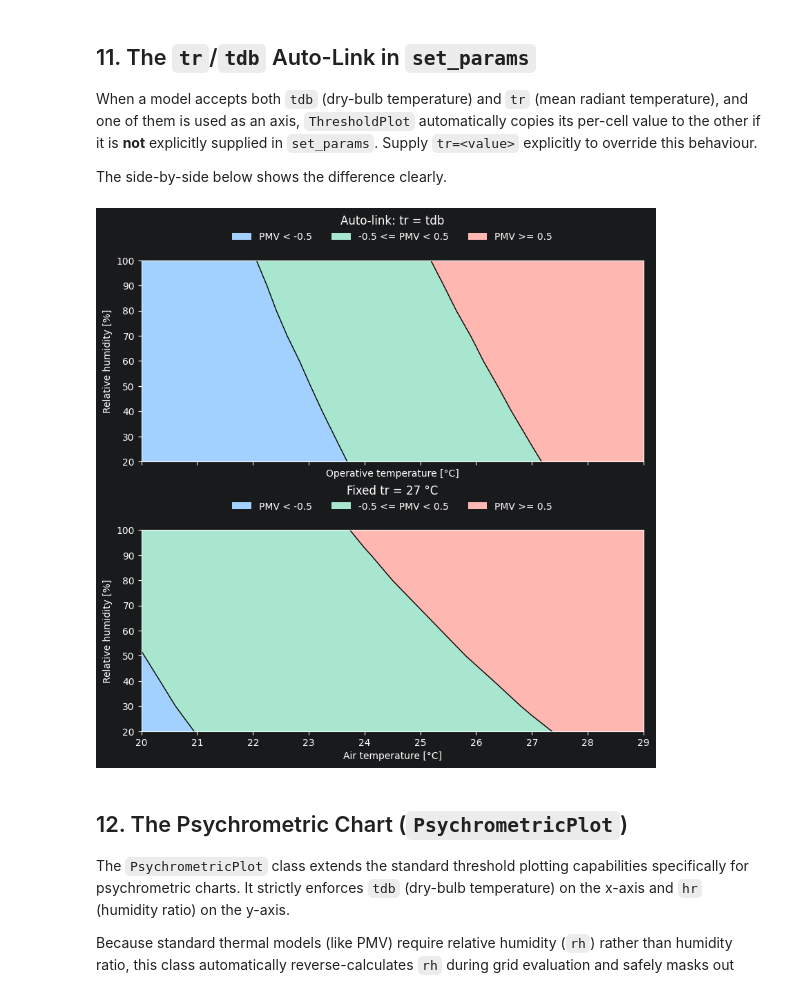
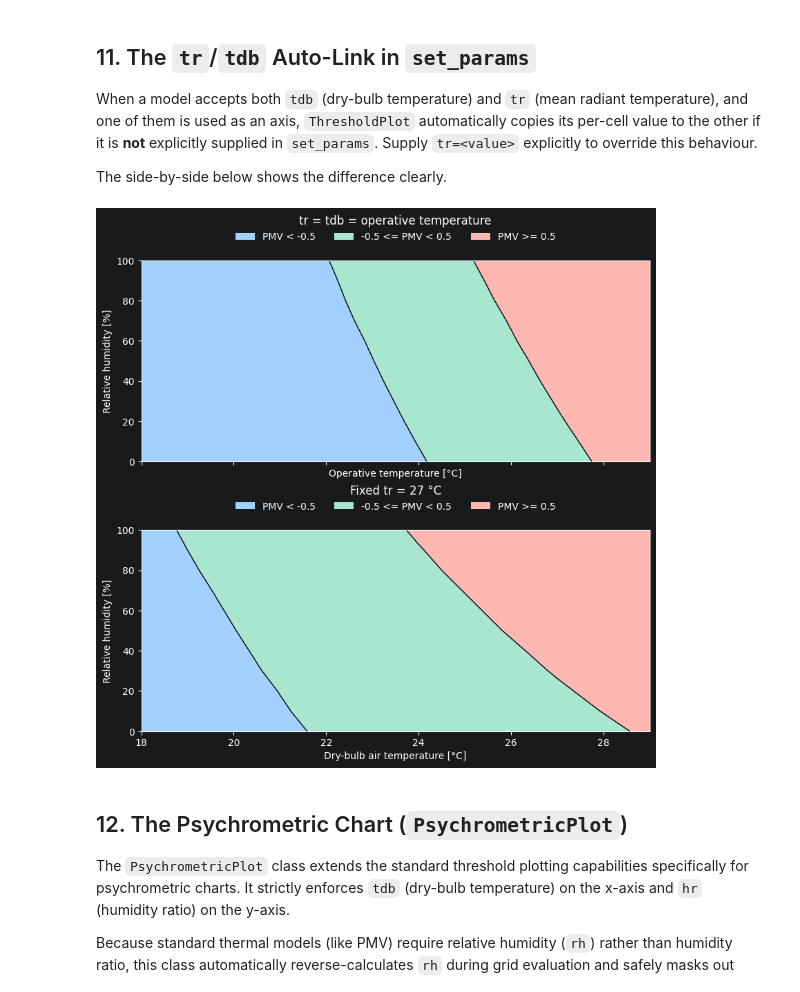
Before and after one commit to HuiHuangWYU/pythermalcomfort, a Jupyter notebook: docs/documentation/plots/matplotlib/threshold_plot.ipynb, the cells around one changed output. Drawn from its saved outputs; the diff is of its cells as text; code cells hidden in the pictures.

```diff
--- a/docs/documentation/plots/matplotlib/threshold_plot.ipynb
+++ b/docs/documentation/plots/matplotlib/threshold_plot.ipynb
@@ -261,31 +259,33 @@ The side-by-side below shows the difference clearly.
 # %%
 fig, (ax0, ax1) = plt.subplots(
     2, 1, figsize=(8, 8), constrained_layout=True, sharex=True
 )
 
 # Left: tr omitted — auto-links to tdb (tr = tdb for every grid cell)
 (
-    ThresholdPlot(pmv_ppd_iso)
-    .set_x_axis("tdb", 20.0, 29.0, resolution=1)
-    .set_y_axis("rh", 20.0, 100.0, resolution=10)
+    ThresholdPlot(pmv_ppd_ashrae)
+    .set_x_axis("tdb", 18, 29, resolution=1)
+    .set_y_axis("rh", 0.0, 100.0, resolution=10)
     .set_params(vr=0.10, met=1.2, clo=0.5, wme=0.0)  # tr omitted → auto tr = tdb
     .set_regions(output="pmv", thresholds=[-0.5, 0.5])
-    .plot(ax=ax0, title="Auto-link: tr = tdb")
+    .plot(ax=ax0, title="tr = tdb = operative temperature")
 ).ax.set(xlabel="Operative temperature [°C]", ylabel="Relative humidity [%]")
 
 # Right: tr fixed at 27 °C regardless of the tdb axis
 (
-    ThresholdPlot(pmv_ppd_iso)
-    .set_x_axis("tdb", 20.0, 29.0, resolution=1)
-    .set_y_axis("rh", 20.0, 100.0, resolution=10)
-    .set_params(tr=27.0, vr=0.10, met=1.2, clo=0.5, wme=0.0)  # tr fixed, not linked
+    ThresholdPlot(pmv_ppd_ashrae)
+    .set_x_axis("tdb", 18, 29.0, resolution=1)
+    .set_y_axis("rh", 0.0, 100.0, resolution=10)
+    .set_params(
+        tr=27.0, vr=0.10, met=1.2, clo=0.5, wme=0.0
+    )  # tr fixed at 27 °C, limit_inputs off to show out-of-model cells
     .set_regions(output="pmv", thresholds=[-0.5, 0.5])
     .plot(ax=ax1, title="Fixed tr = 27 °C")
-).ax.set(xlabel="Air temperature [°C]", ylabel="Relative humidity [%]")
+).ax.set(xlabel="Dry-bulb air temperature [°C]", ylabel="Relative humidity [%]")
 
 plt.show()
 # %% [output]
-[figure, old version]
+[figure, new version]
 # %% [markdown]
 ## 12. The Psychrometric Chart (`PsychrometricPlot`)
 
```
Also changed, not shown: parts of 15 cells of this notebook, 1 other file.
